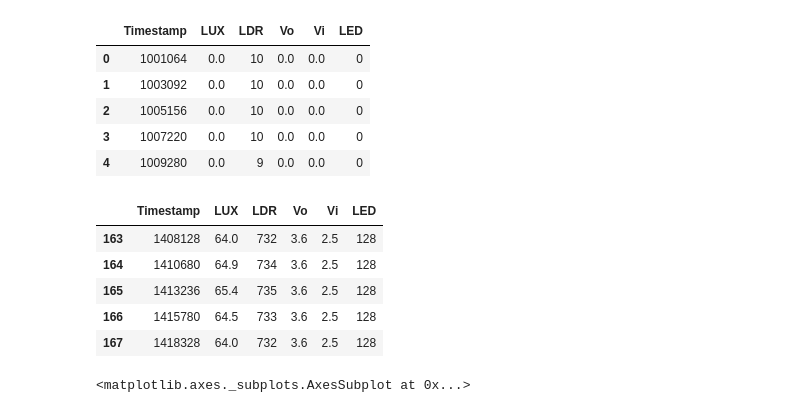
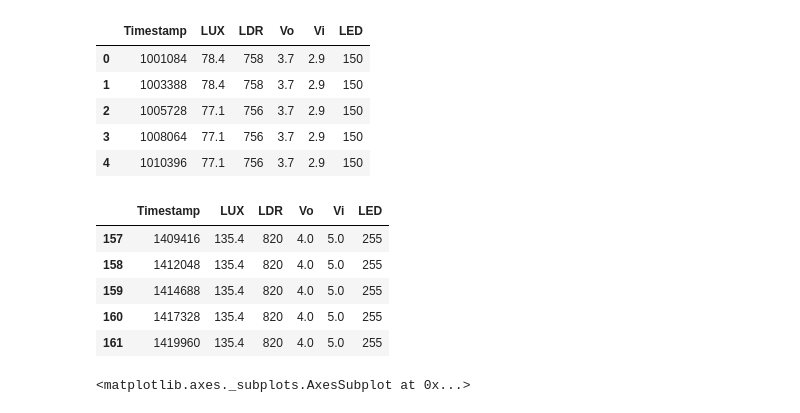
Before and after one commit to Akorra/retidisconsys, a Jupyter notebook: data/data2/Untitled.ipynb, the cells around one changed output. Saved outputs shown, nothing was run; the diff lists cells and outputs as text; code cells hidden in the pictures.

```diff
--- a/data/data2/Untitled.ipynb
+++ b/data/data2/Untitled.ipynb
@@ -8,24 +8,24 @@ import matplotlib.pyplot as plt
 
 plt.style.use('ggplot')
 # %%
-step = pd.read_csv("../step.csv")
+step = pd.read_csv("step_150_255.csv")
 step.head()
 # %% [output]
 |  | Timestamp | LUX | LDR | Vo | Vi | LED |
-| 0 | 1001064 | 0.0 | 10 | 0.0 | 0.0 | 0 |
-| 1 | 1003092 | 0.0 | 10 | 0.0 | 0.0 | 0 |
-| 2 | 1005156 | 0.0 | 10 | 0.0 | 0.0 | 0 |
-| 3 | 1007220 | 0.0 | 10 | 0.0 | 0.0 | 0 |
-| 4 | 1009280 | 0.0 | 9 | 0.0 | 0.0 | 0 |
+| 0 | 1001084 | 78.4 | 758 | 3.7 | 2.9 | 150 |
+| 1 | 1003388 | 78.4 | 758 | 3.7 | 2.9 | 150 |
+| 2 | 1005728 | 77.1 | 756 | 3.7 | 2.9 | 150 |
+| 3 | 1008064 | 77.1 | 756 | 3.7 | 2.9 | 150 |
+| 4 | 1010396 | 77.1 | 756 | 3.7 | 2.9 | 150 |
 # %%
 step.tail()
 # %% [output]
 |  | Timestamp | LUX | LDR | Vo | Vi | LED |
-| 163 | 1408128 | 64.0 | 732 | 3.6 | 2.5 | 128 |
-| 164 | 1410680 | 64.9 | 734 | 3.6 | 2.5 | 128 |
-| 165 | 1413236 | 65.4 | 735 | 3.6 | 2.5 | 128 |
-| 166 | 1415780 | 64.5 | 733 | 3.6 | 2.5 | 128 |
-| 167 | 1418328 | 64.0 | 732 | 3.6 | 2.5 | 128 |
+| 157 | 1409416 | 135.4 | 820 | 4.0 | 5.0 | 255 |
+| 158 | 1412048 | 135.4 | 820 | 4.0 | 5.0 | 255 |
+| 159 | 1414688 | 135.4 | 820 | 4.0 | 5.0 | 255 |
+| 160 | 1417328 | 135.4 | 820 | 4.0 | 5.0 | 255 |
+| 161 | 1419960 | 135.4 | 820 | 4.0 | 5.0 | 255 |
 # %%
 step.plot(x='Timestamp', y=['LDR'])
 # %% [output]
```
Also changed, not shown: 5 other files.
